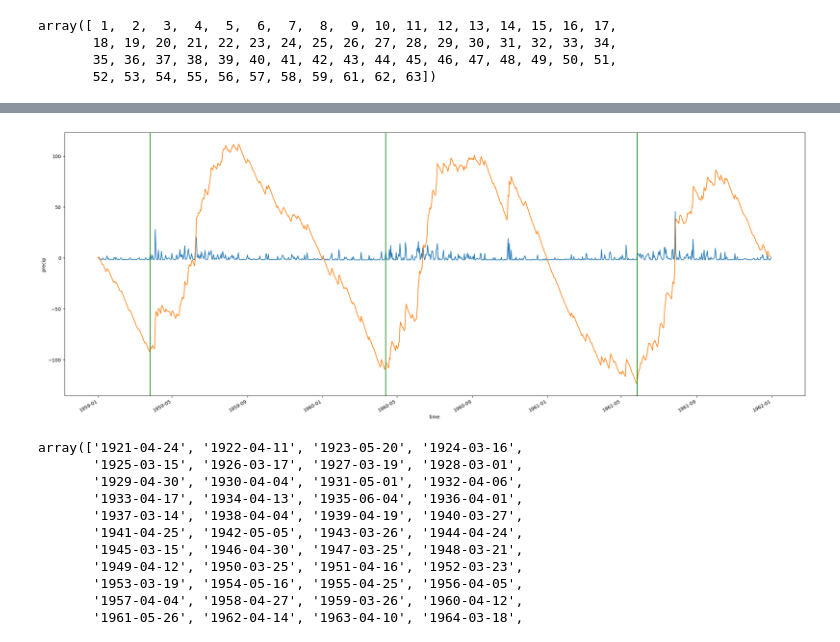
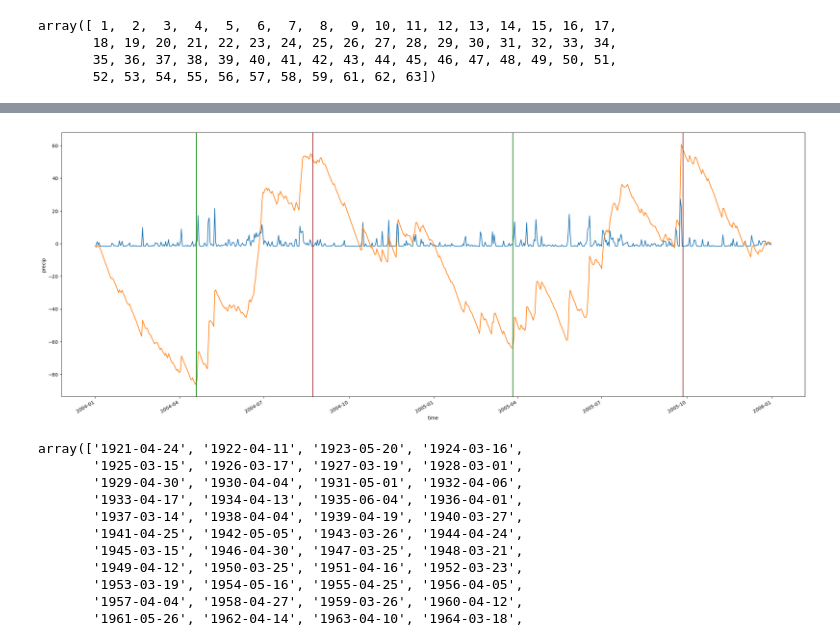
Before and after one commit to gbromley/PreSeason, a Jupyter notebook: workflows/cesm_scratch_testing.ipynb, the cells around one changed output, grey strips where cells are left out. Drawn from its saved outputs; the diff is of its cells as text; code cells hidden in the pictures.

```diff
--- a/workflows/cesm_scratch_testing.ipynb
+++ b/workflows/cesm_scratch_testing.ipynb
@@ -251,0 +331,4 @@ Timestamp('1925-03-16 00:00:00')
+# %%
+temp = np.ones(window)
+# %%
+temp[lower:]=-1
@@ -251,0 +378,4 @@ Timestamp('1925-03-16 00:00:00')
+# %%
+for i,item in enumerate(np.lib.stride_tricks.sliding_window_view(sign_array,4)):
+    if np.all(item==temp):
+        print(i)
@@ -335,13 +617,18 @@ array([Timestamp('1960-04-13 00:00:00'), Timestamp('1961-05-27 00:00:00')],
+# %%
+demise_dates = np.array([pd.to_datetime(i, format='%Y') + pd.Timedelta(k, unit='D') for i,k in zip(years_,test_demise_output)])
 # %%
-years_to_plot = [1959,1961]
+years_to_plot = [2004,2005]
 years_slice = slice(str(years_to_plot[0]),str(years_to_plot[1]))
-dates_to_plot = onset_date[np.flatnonzero(np.isin(years_,np.arange(years_to_plot[0],years_to_plot[1]+1)))]
+onset_to_plot = onset_date[np.flatnonzero(np.isin(years_,np.arange(years_to_plot[0],years_to_plot[1]+1)))]
+demise_to_plot = demise_dates[np.flatnonzero(np.isin(years_,np.arange(years_to_plot[0],years_to_plot[1]+1)))]
 input_data.sel(time=years_slice).plot(figsize=(28,10))
 input_data.sel(time=years_slice).cumsum().plot()
-for i in dates_to_plot:
+for i in onset_to_plot:
     plt.axvline(i, color='green')
+for j in demise_to_plot:
+    plt.axvline(j, color='brown')
 # %% [output]
-[figure, old version]
+[figure, new version]
 # %%
 n=0
 input_data.sel(latitude=lat, longitude=lon, time=slice(test_onset[:-1][n]-50,test_demise[1:][n]+50)).plot(figsize=(28,10))
```
Also changed, not shown: parts of 31 cells of this notebook, 2 other files.
